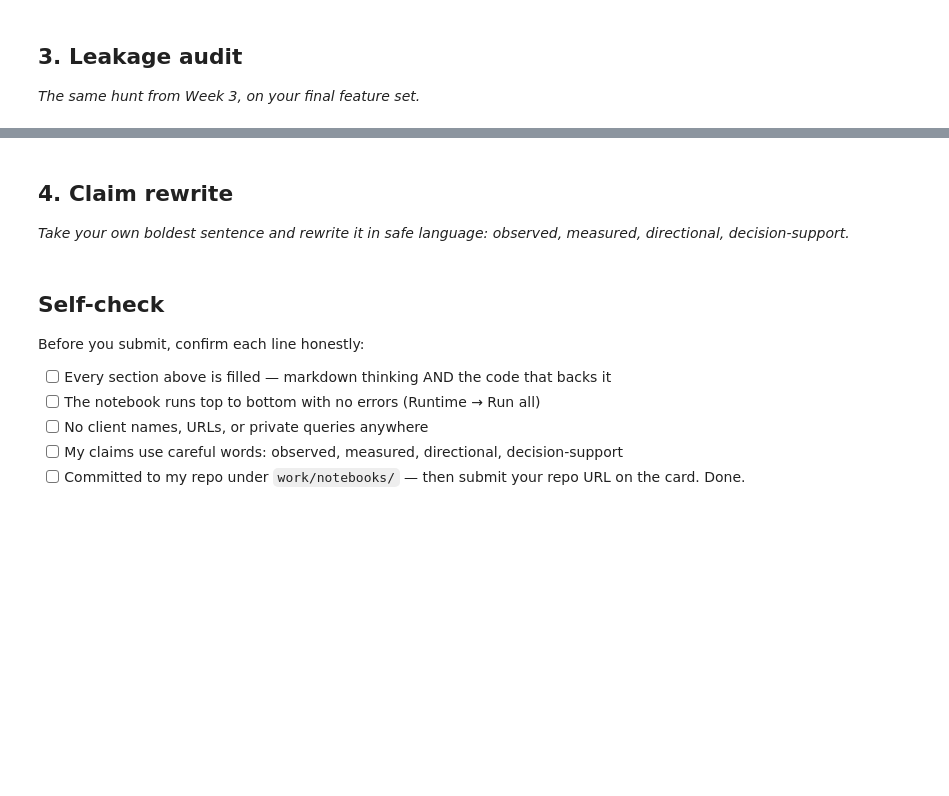
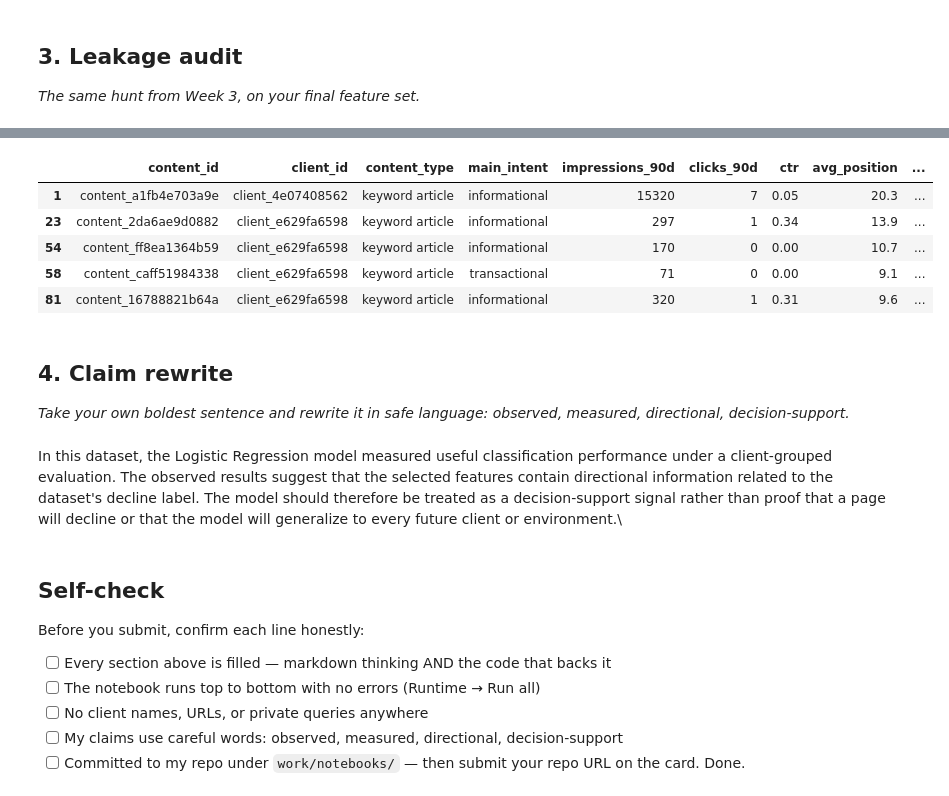
Before and after one commit to duaf9877/FlyRank-AI-ML-Internship, a Jupyter notebook: work/notebooks/w06_validation_audit.ipynb, the cells around one changed output, grey strips where cells are left out. Cells and saved outputs as stored; diff of their text form; code cells hidden in the pictures; blank space fills up the shorter version.

```diff
--- a/work/notebooks/w06_validation_audit.ipynb
+++ b/work/notebooks/w06_validation_audit.ipynb
@@ -21,7 +515,36 @@ This skeleton is yours to fill. Work the sections **in order** — each one has
+# %%
+false_negatives = errors[
+    errors["prediction_type"] == "False Negative"
+][
+    [
+        "content_id",
+        "client_id",
+        "content_type",
+        "main_intent",
+        "impressions_90d",
+        "clicks_90d",
+        "ctr",
+        "avg_position",
+        "days_since_last_update",
+        "actual",
+        "predicted"
+    ]
+].head(5)
+
+false_negatives
+# %% [output]
+|  | content_id | client_id | content_type | main_intent | impressions_90d | clicks_90d | ctr | avg_position | ... |
+| 1 | content_a1fb4e703a9e | client_4e07408562 | keyword article | informational | 15320 | 7 | 0.05 | 20.3 | ... |
+| 23 | content_2da6ae9d0882 | client_e629fa6598 | keyword article | informational | 297 | 1 | 0.34 | 13.9 | ... |
+| 54 | content_ff8ea1364b59 | client_e629fa6598 | keyword article | informational | 170 | 0 | 0.00 | 10.7 | ... |
+| 58 | content_caff51984338 | client_e629fa6598 | keyword article | transactional | 71 | 0 | 0.00 | 9.1 | ... |
+| 81 | content_16788821b64a | client_e629fa6598 | keyword article | informational | 320 | 1 | 0.31 | 9.6 | ... |
 # %% [markdown]
 ## 4. Claim rewrite
 
 *Take your own boldest sentence and rewrite it in safe language: observed, measured, directional, decision-support.*
+# %% [markdown]
+In this dataset, the Logistic Regression model measured useful classification performance under a client-grouped evaluation. The observed results suggest that the selected features contain directional information related to the dataset's decline label. The model should therefore be treated as a decision-support signal rather than proof that a page will decline or that the model will generalize to every future client or environment.\
 # %% [markdown]
 ## Self-check
 
```
Also changed, not shown: parts of 24 cells of this notebook.
